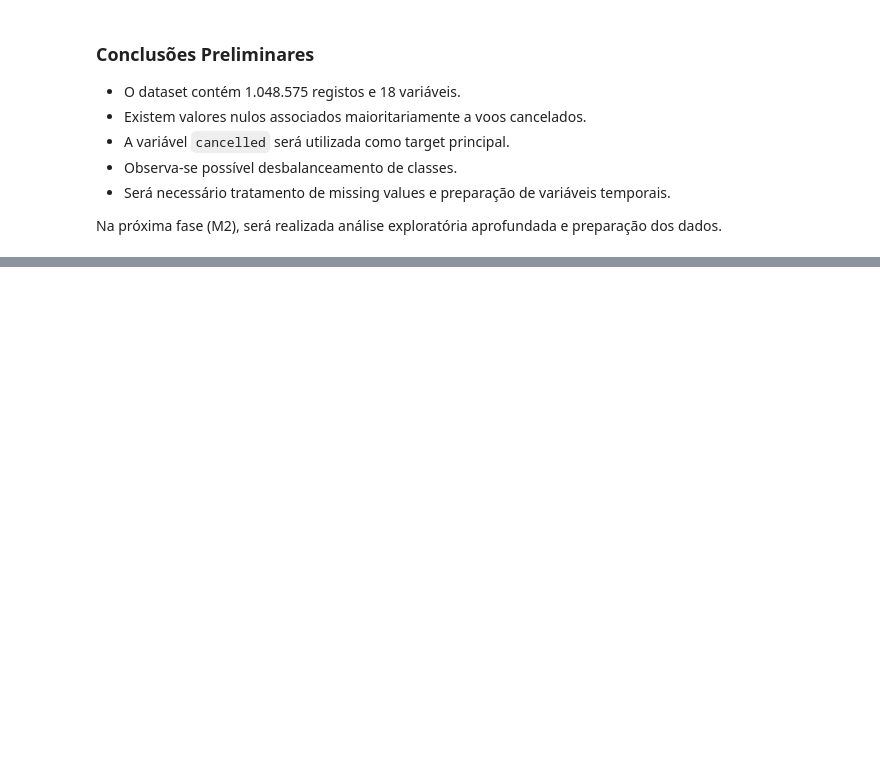
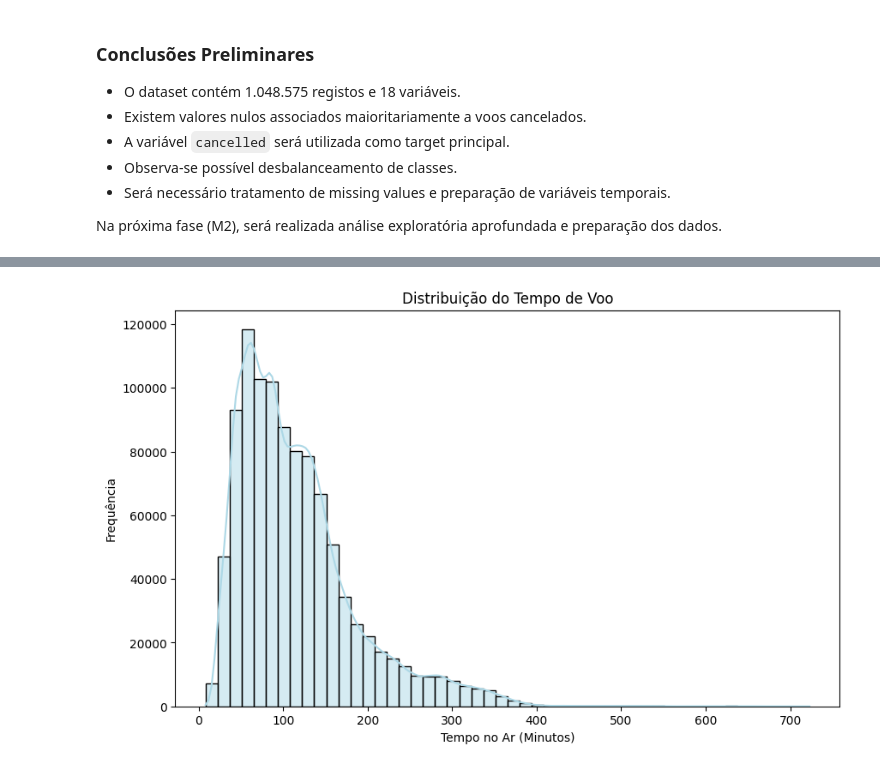
Before and after one commit to rodrigoramooos/previsao-atrasos-voos, a Jupyter notebook: notebooks/1.0_eda_limpeza.ipynb, the cells around one changed output, grey strips where cells are left out. Cells and saved outputs as stored; diff of their text form; code cells hidden in the pictures; blank space fills up the shorter version.

```diff
--- a/notebooks/1.0_eda_limpeza.ipynb
+++ b/notebooks/1.0_eda_limpeza.ipynb
@@ -152,0 +206,9 @@ Na próxima fase (M2), será realizada análise exploratória aprofundada e prep
+# %%
+plt.figure(figsize=(10, 6))
+sns.histplot(df['air_time'].dropna(), bins=50, kde=True, color='lightblue')
+plt.title('Distribuição do Tempo de Voo')
+plt.xlabel('Tempo no Ar (Minutos)')
+plt.ylabel('Frequência')
+plt.show()
+# %% [output]
+[figure, added]
```
Also changed, not shown: parts of 20 cells of this notebook.
